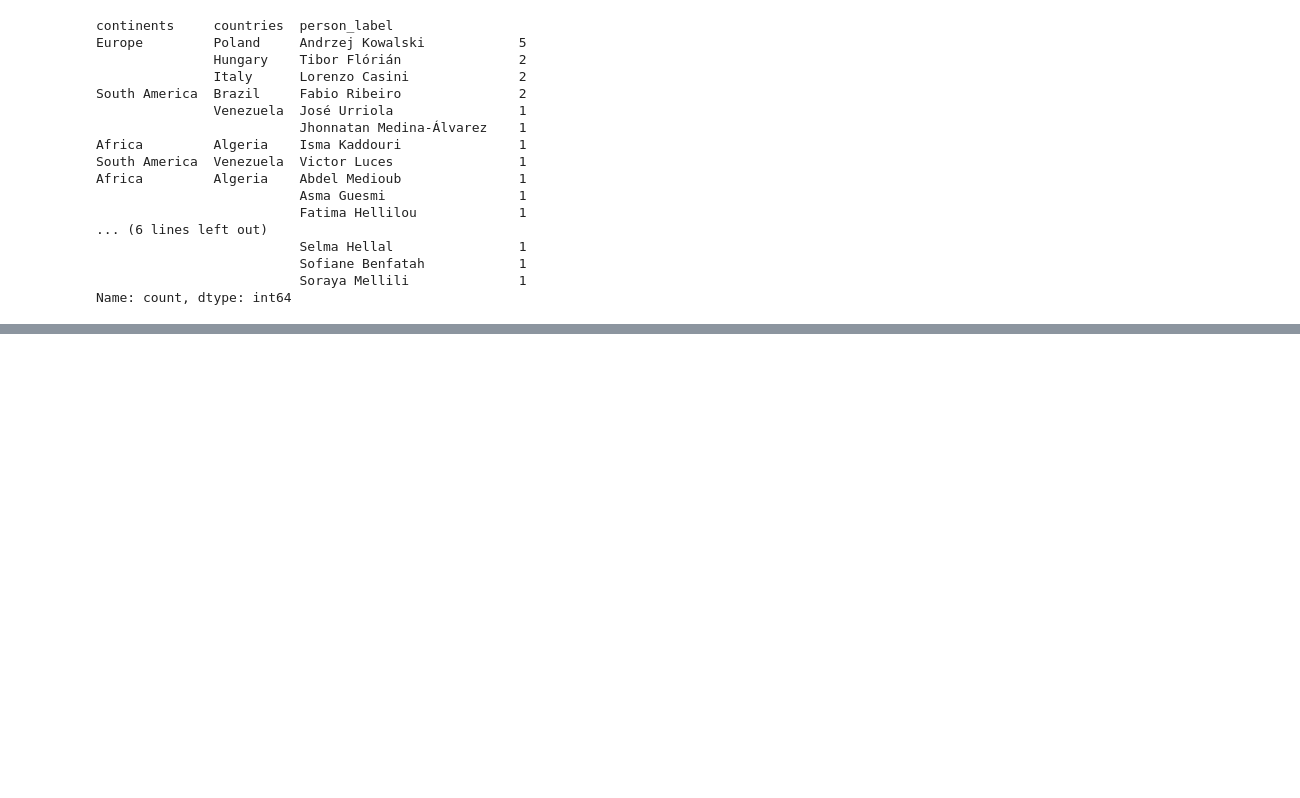
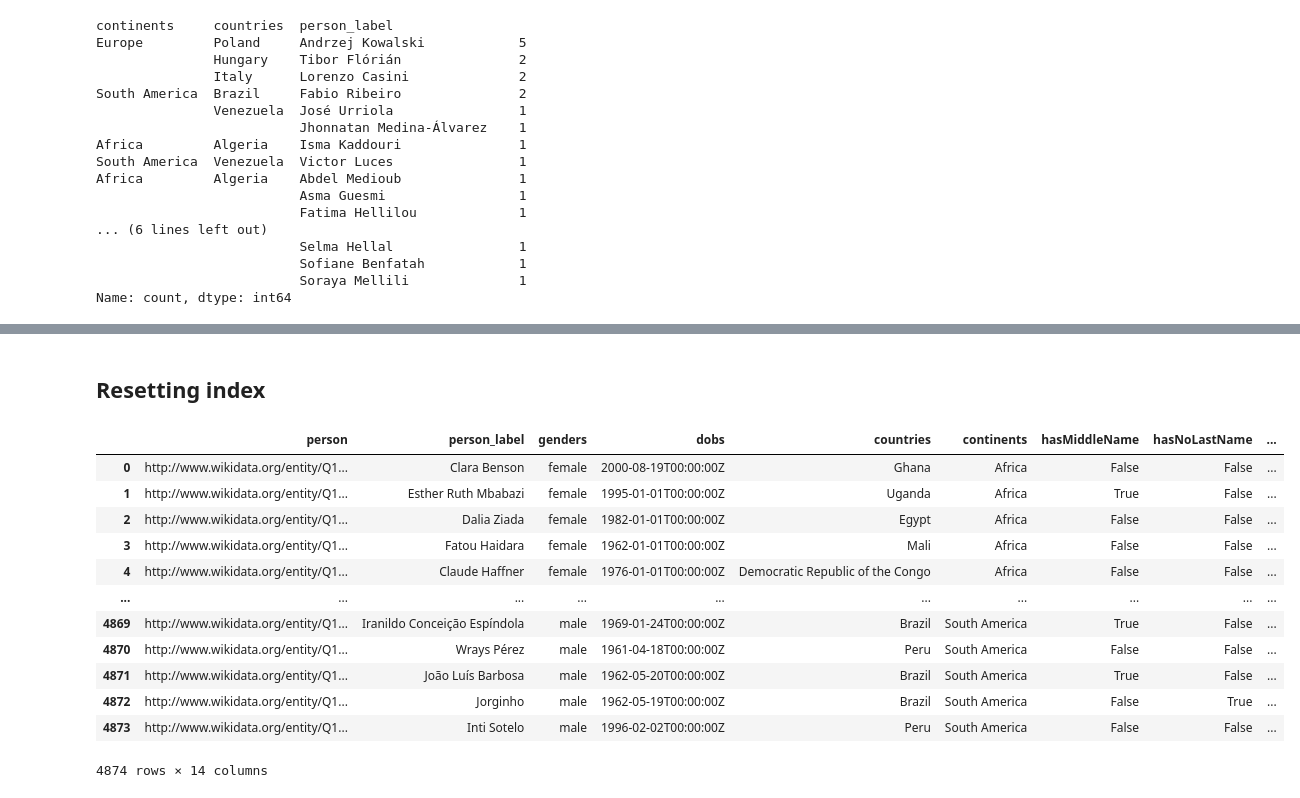
Before and after one commit to Briefgarde/name2genderresearch, a Jupyter notebook: notebooks/preprocessing/PreprocessingWikidata.ipynb, the cells around one changed output, grey strips where cells are left out. Saved outputs shown, nothing was run; the diff lists cells and outputs as text; code cells hidden in the pictures; blank space fills up the shorter version.

Commit message:
finished preprocessing wikidata5k

```diff
--- a/notebooks/preprocessing/PreprocessingWikidata.ipynb
+++ b/notebooks/preprocessing/PreprocessingWikidata.ipynb
@@ -104,5 +143,6 @@ Curation, in this context, is defined as needing, in any order :
 # %%
-middle_name_mask = clean_df['person_label'].str.count(" ") >= 2
+middle_name_mask = clean_df['person_label'].str.strip().str.count(" ") >= 2
+
 middle_name_count = middle_name_mask.sum()
 
 print(f"Total rows: {clean_df.shape[0]}")
@@ -140,7 +170,7 @@ See the caveats in the documentation: https://pandas.pydata.org/pandas-docs/stab
 # %%
-import pandas as pd
 import re
 import unicodedata
+# This code was generated by ChatGPT and tweaked by me.
 
 # 1) Keep the original text; add a normalized helper column for consistent tests
 def normalize_name(s):
@@ -172,7 +202,9 @@ whitespace_mask   = s_raw.str.contains(
 
 # 3) Combine into a single "hasDifficultName" flag
 difficult_mask = (
-    hyphen_mask
+    middle_name_mask
+    | no_last_name_mask
+    | hyphen_mask
     | apostrophe_mask
     | punct_mask
     | digit_mask
@@ -186,6 +218,8 @@ clean_df["hasDifficultName"] = difficult_mask
 # 4) (Optional) Keep a reason code for explainability/auditing
 def reason_row(i):
     reasons = []
+    if middle_name_mask.iat[i]: reasons.append("middleName")
+    if no_last_name_mask.iat[i]: reasons.append("noLastName")
     if hyphen_mask.iat[i]:      reasons.append("hyphen")
     if apostrophe_mask.iat[i]:  reasons.append("apostrophe")
     if punct_mask.iat[i]:       reasons.append("punctuation")
@@ -232,0 +254,11 @@ See the caveats in the documentation: https://pandas.pydata.org/pandas-docs/stab
+# %%
+def split_name(full_name: str):
+    tokens = full_name.strip().split()
+
+    return tokens[0], tokens[1]
+
+# Apply to dataset
+clean_df[["surName", "lastName"]] = clean_df[
+    (clean_df['hasDifficultName']==False)]['person_label'].apply(
+    lambda x: pd.Series(split_name(x))
+)
@@ -232,0 +267,11 @@ See the caveats in the documentation: https://pandas.pydata.org/pandas-docs/stab
+# %%
+def findISOCode(country):
+    if isinstance(country, str): # in case of missing values
+        try:
+            return pycountry.countries.search_fuzzy(country)[0].alpha_2
+        except LookupError:
+            return None  # if pycountry can't find a match
+    else:
+        return None
+clean_df["iso_country"] = clean_df['countries'].apply(findISOCode)
+clean_df.head()
@@ -232,0 +285,18 @@ See the caveats in the documentation: https://pandas.pydata.org/pandas-docs/stab
+# %% [markdown]
+## Resetting index
+# %%
+clean_df.reset_index(drop=True)
+# %% [output]
+|  | person | person_label | genders | dobs | countries | continents | hasMiddleName | hasNoLastName | ... |
+| 0 | http://www.wikidata.org/entity/Q1... | Clara Benson | female | 2000-08-19T00:00:00Z | Ghana | Africa | False | False | ... |
+| 1 | http://www.wikidata.org/entity/Q1... | Esther Ruth Mbabazi | female | 1995-01-01T00:00:00Z | Uganda | Africa | True | False | ... |
+| 2 | http://www.wikidata.org/entity/Q1... | Dalia Ziada | female | 1982-01-01T00:00:00Z | Egypt | Africa | False | False | ... |
+| 3 | http://www.wikidata.org/entity/Q1... | Fatou Haidara | female | 1962-01-01T00:00:00Z | Mali | Africa | False | False | ... |
+| 4 | http://www.wikidata.org/entity/Q1... | Claude Haffner | female | 1976-01-01T00:00:00Z | Democratic Republic of the Congo | Africa | False | False | ... |
+| ... | ... | ... | ... | ... | ... | ... | ... | ... | ... |
+| 4869 | http://www.wikidata.org/entity/Q1... | Iranildo Conceição Espíndola | male | 1969-01-24T00:00:00Z | Brazil | South America | True | False | ... |
+| 4870 | http://www.wikidata.org/entity/Q1... | Wrays Pérez | male | 1961-04-18T00:00:00Z | Peru | South America | False | False | ... |
+| 4871 | http://www.wikidata.org/entity/Q1... | João Luís Barbosa | male | 1962-05-20T00:00:00Z | Brazil | South America | True | False | ... |
+| 4872 | http://www.wikidata.org/entity/Q1... | Jorginho | male | 1962-05-19T00:00:00Z | Brazil | South America | False | True | ... |
+| 4873 | http://www.wikidata.org/entity/Q1... | Inti Sotelo | male | 1996-02-02T00:00:00Z | Peru | South America | False | False | ... |
+4874 rows × 14 columns
```
Also changed, not shown: parts of 23 cells of this notebook, 2 other files.
